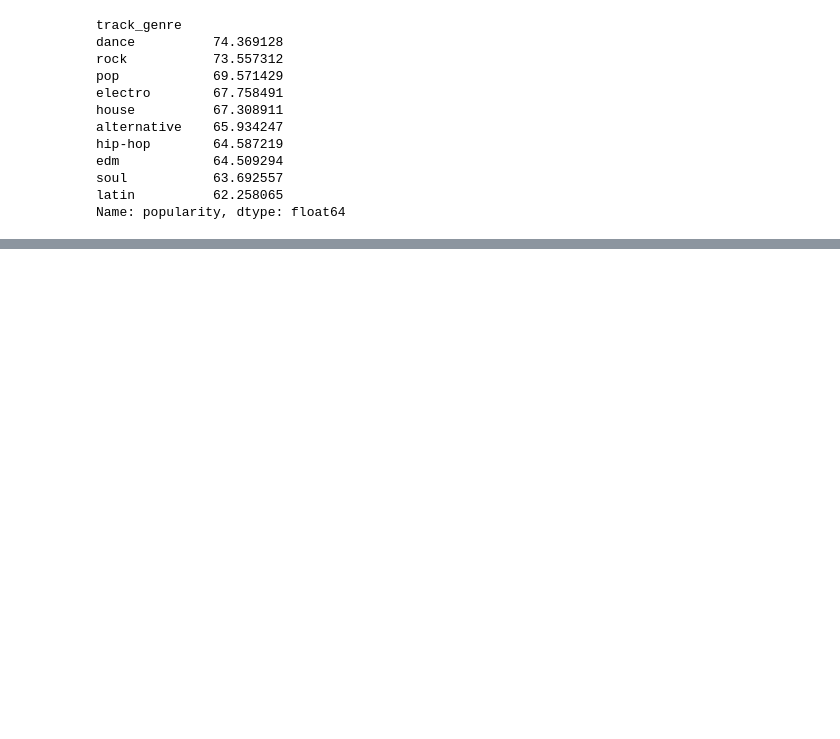
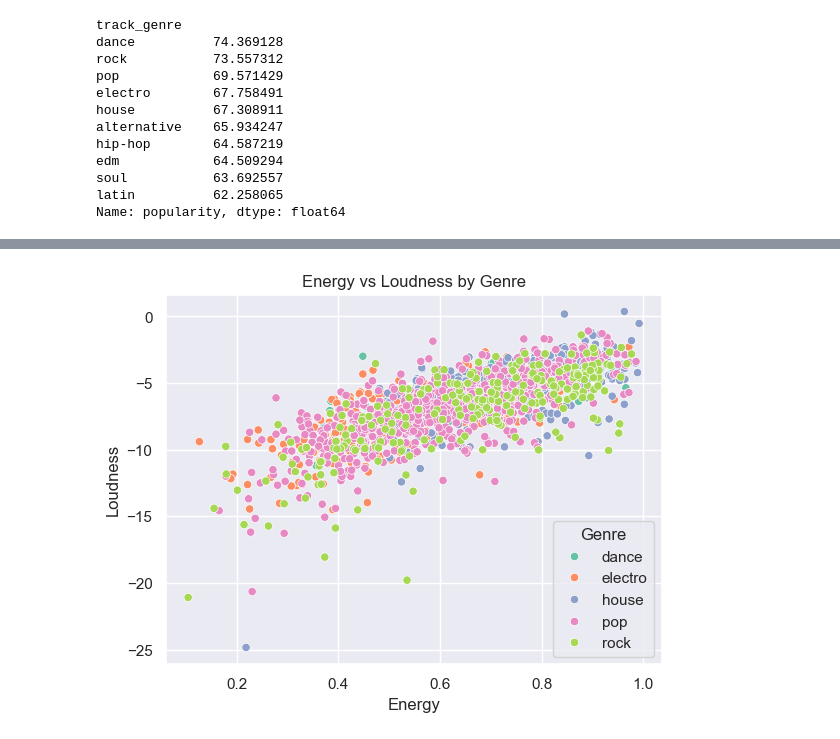
Before and after one commit to Flakkito/spotify-eda-recommender, a Jupyter notebook: notebooks/01_eda.ipynb, the cells around one changed output, grey strips where cells are left out. Drawn from its saved outputs; the diff is of its cells as text; code cells hidden in the pictures; blank space fills up the shorter version.

```diff
--- a/notebooks/01_eda.ipynb
+++ b/notebooks/01_eda.ipynb
@@ -241,0 +299,15 @@ Name: popularity, dtype: float64
+# %%
+# Filter top 5 genres
+top5_genres = df.groupby('track_genre')['popularity'].mean().sort_values(ascending=False).head(5).index
+df_top5 = df[df['track_genre'].isin(top5_genres)]
+
+# Scatter plot with the key correlation between energy and loudness, colored by genre
+sns.scatterplot(x='energy', y='loudness', data=df_top5, hue='track_genre', palette='Set2')
+plt.title('Energy vs Loudness by Genre')
+plt.xlabel('Energy')
+plt.ylabel('Loudness')
+plt.legend(title='Genre')
+plt.savefig('../images/energy_loudness_scatter.png', dpi=150, bbox_inches='tight')
+plt.show()
+# %% [output]
+[figure, added]
```
Also changed, not shown: parts of 6 cells of this notebook.
